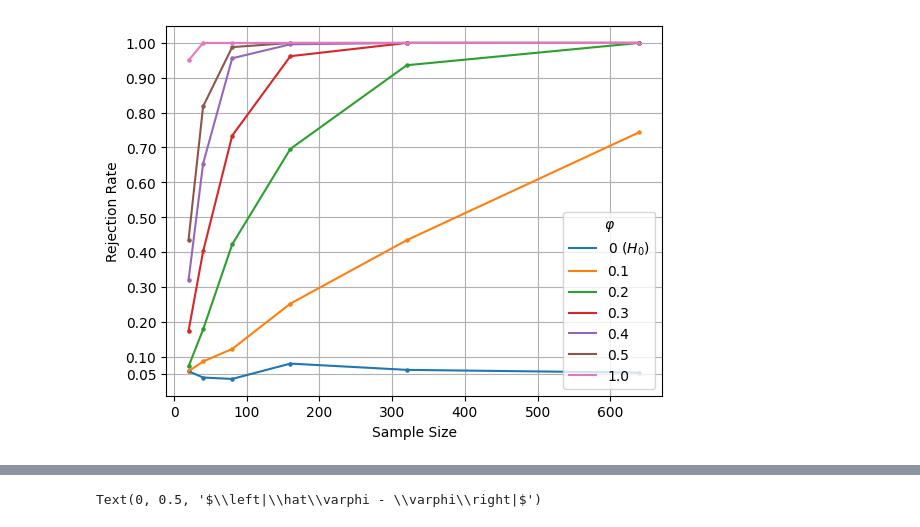
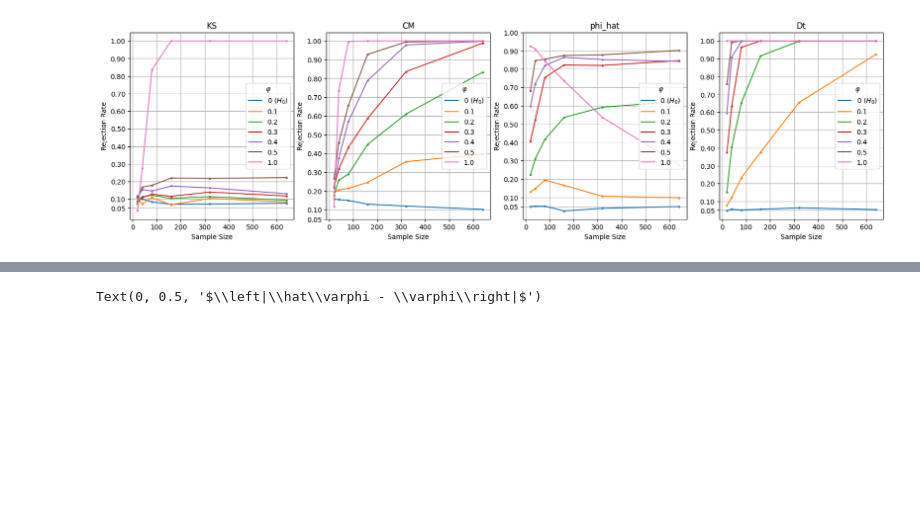
Before and after one commit to matthieubulte/GAR, a Jupyter notebook: simulation-evaluation.ipynb, the cells around one changed output, grey strips where cells are left out. Drawn from its saved outputs; the diff is of its cells as text; code cells hidden in the pictures; blank space fills up the shorter version.

```diff
--- a/simulation-evaluation.ipynb
+++ b/simulation-evaluation.ipynb
@@ -8,7 +9,7 @@ import os
 from scipy.stats import norm
 # %%
 results = []
-results_dir = './20231004145115_sim_mar/results/'
+results_dir = './20231005144659_sim_mar/results/'
 for filename in os.listdir(results_dir):
     with open(f'{results_dir}/{filename}', 'rb') as f:
         res = pickle.load(f).to_dict()
@@ -17,45 +18,5 @@ for filename in os.listdir(results_dir):
         results.append(pd.Series(res))
 
 df = pd.DataFrame(results)
-with open('./20231004145115_sim_mar/results_all.pickle', 'wb') as f:
+with open('./20231005144659_sim_mar/results_all.pickle', 'wb') as f:
     pickle.dump(df, f)
-# %%
-with open(f'./20231004145115_sim_mar/results_all.pickle', 'rb') as f:
-    df = pickle.load(f)
-
-df_wasserstein = df[df['sim_setup'] == 'wasserstein'].copy()
-df_r = df[df['sim_setup'] == 'r'].copy()
-
-_df = df_r
-# %%
-def compute_critical_val(df, quantiles_field, alpha):
-    computed_alphas = np.linspace(0, 1, 50)
-    def _comp(qs): return np.interp(alpha, computed_alphas, qs)
-    return df[quantiles_field].apply(_comp)
-
-alpha = 0.05
-crit_Dt_lo = compute_critical_val(_df, 'quantiles_Dt', alpha/2)
-crit_Dt_hi = compute_critical_val(_df, 'quantiles_Dt', 1 - alpha/2)
-
-_df['rejected'] = (_df.Dt < crit_Dt_lo) | (_df.Dt > crit_Dt_hi)
-
-results = _df.groupby(['sample_size', 'phi']).agg(rejection_rate=('rejected', 'mean')).reset_index()
-
-for phi in results.phi.unique():
-    sub_df = results[results['phi'] == phi]
-
-    plt.scatter(sub_df['sample_size'], sub_df.rejection_rate, s=5)
-    if phi == 0:
-        plt.plot(sub_df['sample_size'], sub_df.rejection_rate, label=r'$0\ (H_0)$')
-    else:
-        plt.plot(sub_df['sample_size'], sub_df.rejection_rate, label=np.round(phi,1))
-plt.xlabel('Sample Size')
-plt.ylabel('Rejection Rate')
-plt.legend(title=r'$\varphi$')
-plt.grid('on')
-plt.yticks([0.05,0.1,0.2,0.3,0.4,0.5,0.6,.7,.8,.9,1]);
-# plt.xticks(df['T'].unique())
-
-plt.savefig('./rejection_rates_R_mult_noise.pdf')
-# %% [output]
-[figure, removed]
@@ -61,0 +36,22 @@ plt.savefig('./rejection_rates_R_mult_noise.pdf')
+# %%
+
+
+
+plt.figure(figsize=(20,5))
+
+plt.subplot(1,4,1)
+plt.title('KS')
+plotting.plot_test_for(df_ser_dep_w, 'KS', onesided=True)
+plt.subplot(1,4,2)
+plt.title('CM')
+plotting.plot_test_for(df_ser_dep_w, 'CM', onesided=True)
+
+
+plt.subplot(1,4,3)
+plt.title('phi_hat')
+plotting.plot_test_for(df_ours_w, 'phi_hat', onesided=True)
+plt.subplot(1,4,4)
+plt.title('Dt')
+plotting.plot_test_for(df_ours_w, 'Dt')
+# %% [output]
+[figure, added]
```
Also changed, not shown: parts of 10 cells of this notebook, 9 other files.
